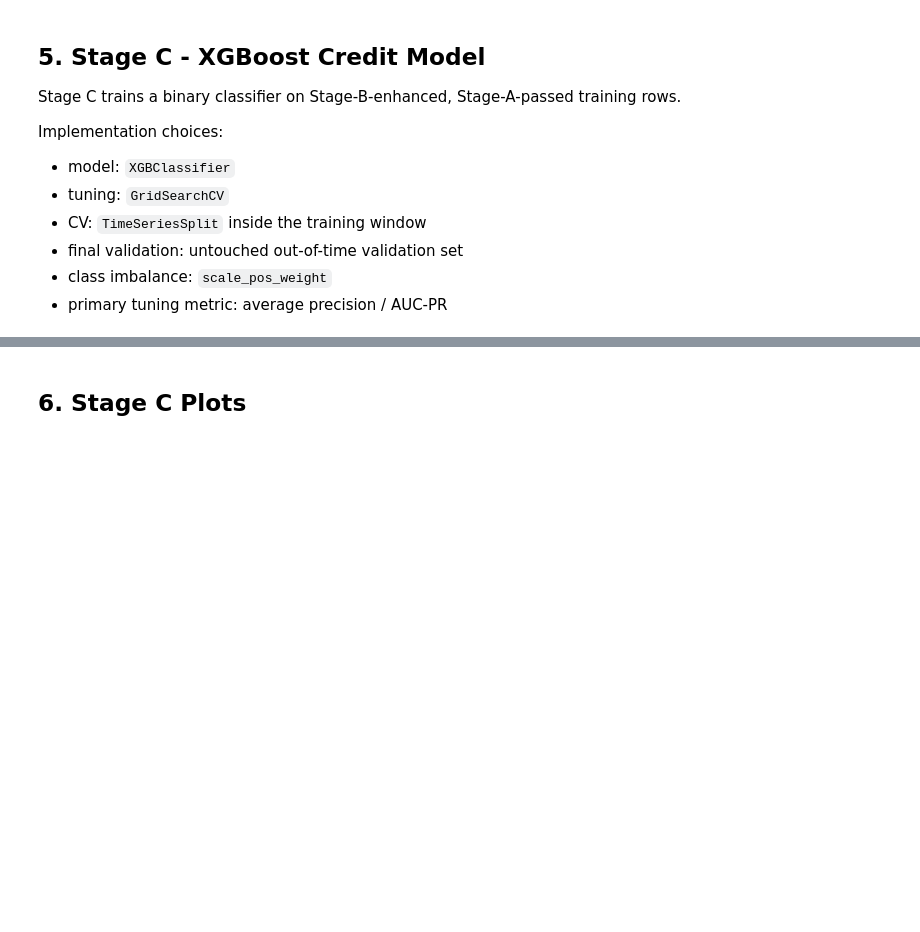
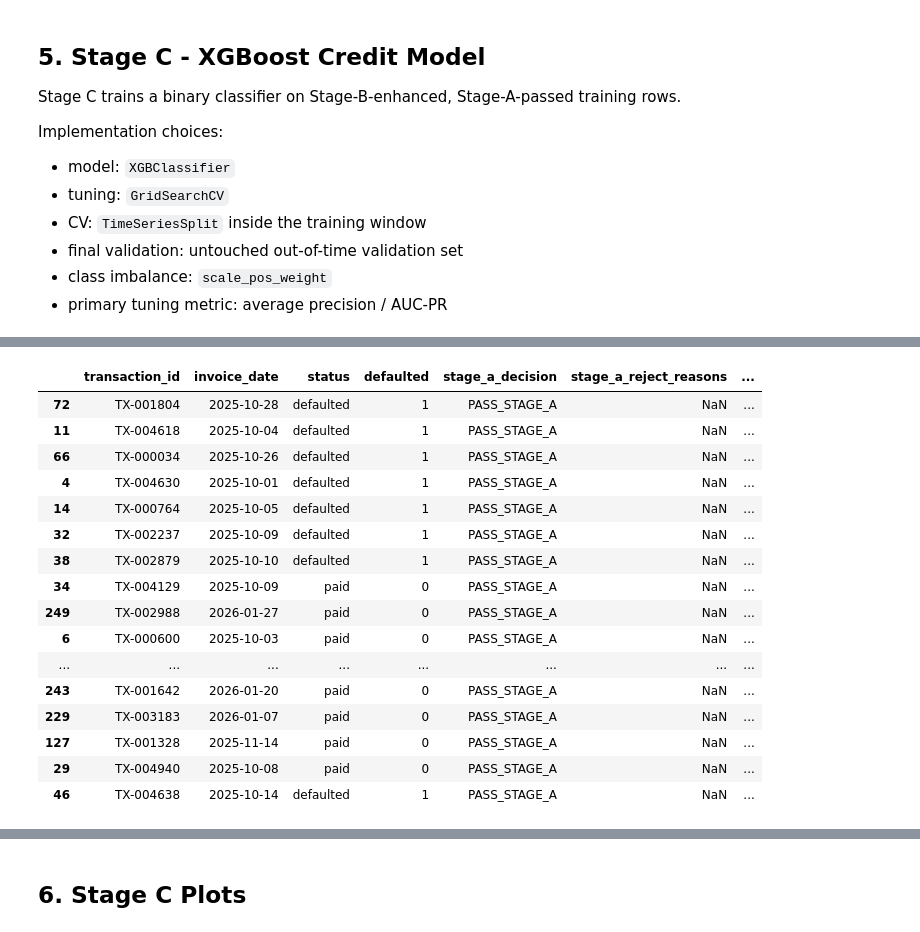
Before and after one commit to pendyal1/ai_credit_intelligence, a Jupyter notebook: notebooks/01_data_understanding_eda.ipynb, the cells around one changed output, grey strips where cells are left out. Saved outputs shown, nothing was run; the diff lists cells and outputs as text; code cells hidden in the pictures; blank space fills up the shorter version.

```diff
--- a/notebooks/01_data_understanding_eda.ipynb
+++ b/notebooks/01_data_understanding_eda.ipynb
@@ -280,3 +700,26 @@ stage_c_validation_predictions.sort_values(
+# %%
+layer1_validation_predictions.sort_values(
+    ['layer1_flagged_for_review', 'stage_c_default_probability'],
+    ascending=[False, False],
+).head(20)
+# %% [output]
+|  | transaction_id | invoice_date | status | defaulted | stage_a_decision | stage_a_reject_reasons | ... |
+| 72 | TX-001804 | 2025-10-28 | defaulted | 1 | PASS_STAGE_A | NaN | ... |
+| 11 | TX-004618 | 2025-10-04 | defaulted | 1 | PASS_STAGE_A | NaN | ... |
+| 66 | TX-000034 | 2025-10-26 | defaulted | 1 | PASS_STAGE_A | NaN | ... |
+| 4 | TX-004630 | 2025-10-01 | defaulted | 1 | PASS_STAGE_A | NaN | ... |
+| 14 | TX-000764 | 2025-10-05 | defaulted | 1 | PASS_STAGE_A | NaN | ... |
+| 32 | TX-002237 | 2025-10-09 | defaulted | 1 | PASS_STAGE_A | NaN | ... |
+| 38 | TX-002879 | 2025-10-10 | defaulted | 1 | PASS_STAGE_A | NaN | ... |
+| 34 | TX-004129 | 2025-10-09 | paid | 0 | PASS_STAGE_A | NaN | ... |
+| 249 | TX-002988 | 2026-01-27 | paid | 0 | PASS_STAGE_A | NaN | ... |
+| 6 | TX-000600 | 2025-10-03 | paid | 0 | PASS_STAGE_A | NaN | ... |
+| ... | ... | ... | ... | ... | ... | ... | ... |
+| 243 | TX-001642 | 2026-01-20 | paid | 0 | PASS_STAGE_A | NaN | ... |
+| 229 | TX-003183 | 2026-01-07 | paid | 0 | PASS_STAGE_A | NaN | ... |
+| 127 | TX-001328 | 2025-11-14 | paid | 0 | PASS_STAGE_A | NaN | ... |
+| 29 | TX-004940 | 2025-10-08 | paid | 0 | PASS_STAGE_A | NaN | ... |
+| 46 | TX-004638 | 2025-10-14 | defaulted | 1 | PASS_STAGE_A | NaN | ... |
 # %%
 open_prediction_cols = [
     'transaction_id', 'invoice_date', 'status',
```
Also changed, not shown: parts of 32 cells of this notebook, 33 other files.
